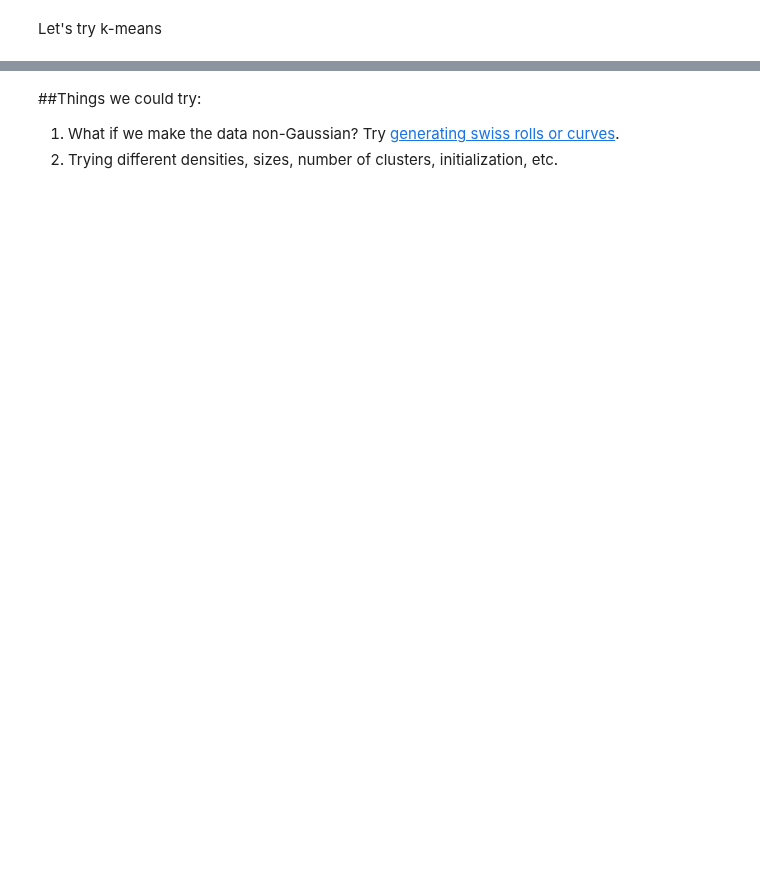
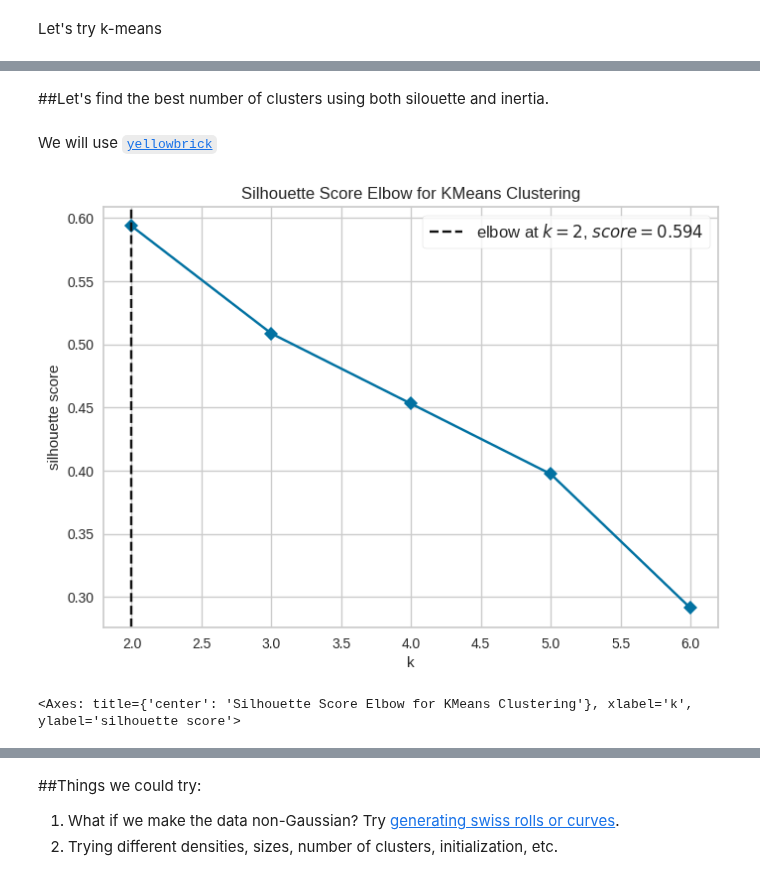
Before and after one commit to elhamod/BA820, a Jupyter notebook: Hands-on/02-clustering/Clustering_Synthetic_Data.ipynb, the cells around one changed output, grey strips where cells are left out. Saved outputs shown, nothing was run; the diff lists cells and outputs as text; code cells hidden in the pictures; blank space fills up the shorter version.

```diff
--- a/Hands-on/02-clustering/Clustering_Synthetic_Data.ipynb
+++ b/Hands-on/02-clustering/Clustering_Synthetic_Data.ipynb
@@ -185,3 +186,17 @@ fig.update_traces(marker_size = 3)
 fig.show()
 # %% [output]
 [interactive output not drawn]
+# %% [markdown]
+##Let's find the best number of clusters using both silouette and inertia.
+# %% [markdown]
+We will use [`yellowbrick`](https://www.scikit-yb.org/en/latest/api/cluster/elbow.html)
+# %%
+from yellowbrick.cluster import KElbowVisualizer
+
+visualizer = KElbowVisualizer(kmeans_model, k=(2,7), metric="silhouette", timings=False)
+
+visualizer.fit(df_3d[['x', 'y', 'z']])
+visualizer.show()
+# %% [output]
+[figure, added]
+<Axes: title={'center': 'Silhouette Score Elbow for KMeans Clustering'}, xlabel='k', ylabel='silhouette score'>
```
Also changed, not shown: parts of 11 cells of this notebook.
